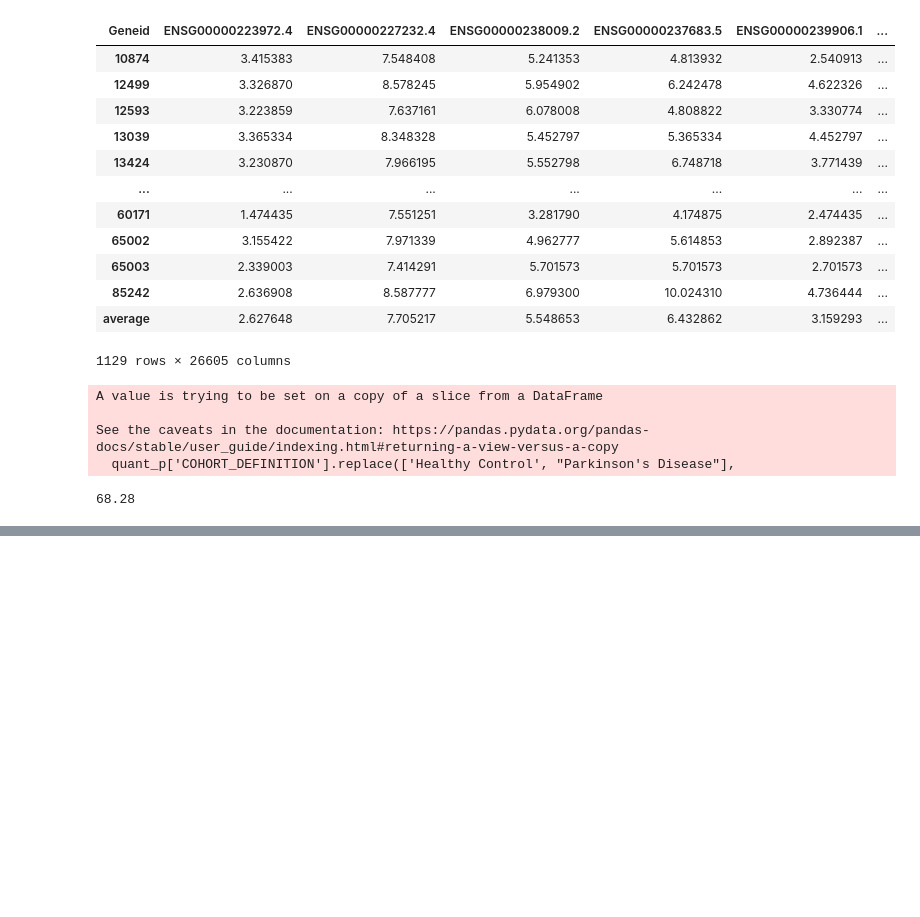
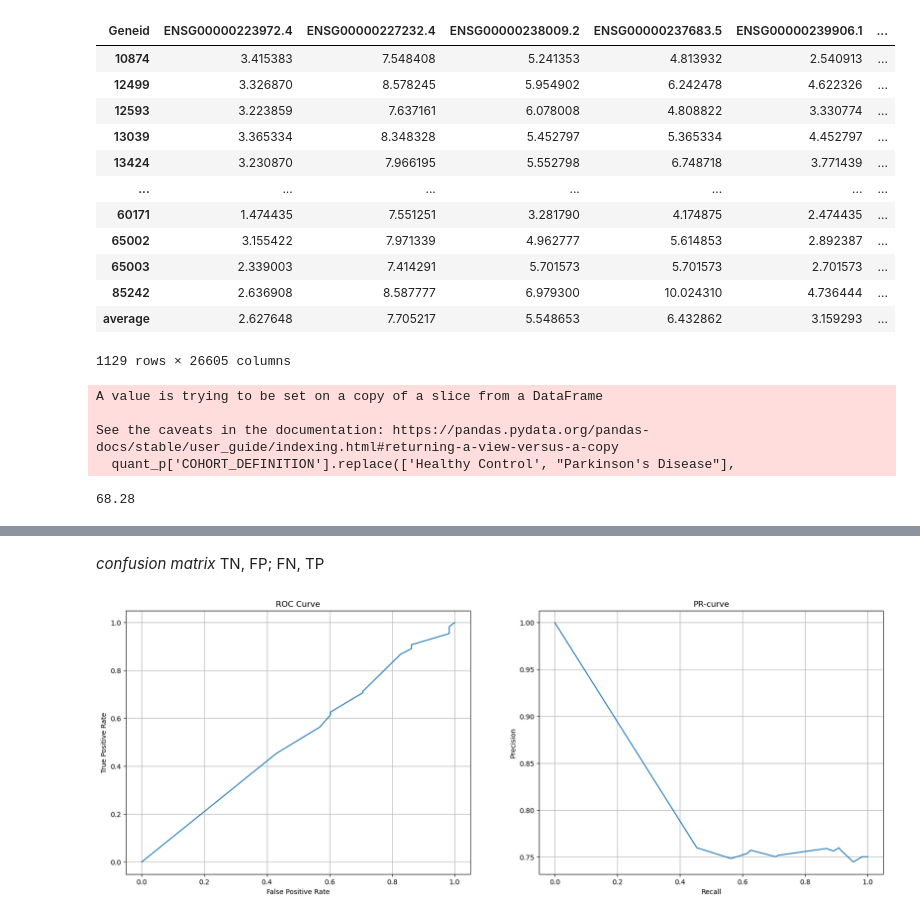
Before and after one commit to zainabnazari/ppmi, a Jupyter notebook: xgboost/counts_validations_4.ipynb, the cells around one changed output, grey strips where cells are left out. Drawn from its saved outputs; the diff is of its cells as text; code cells hidden in the pictures; blank space fills up the shorter version.

Commit message:
validation plots and more

```diff
--- a/xgboost/counts_validations_4.ipynb
+++ b/xgboost/counts_validations_4.ipynb
@@ -209,0 +210,22 @@ Confusion Matrix
+# %% [markdown]
+*confusion matrix* TN, FP; FN, TP
+# %%
+roc = roc_curve(y_testq,bst_q.predict_proba(X_testq)[:,1])
+pr  = precision_recall_curve(y_testq,bst_q.predict_proba(X_testq)[:,1])
+
+f = plt.figure(figsize=(20,7))
+ax = f.add_subplot(121)
+ax.plot(roc[0],roc[1])
+ax.set_ylabel('True Positive Rate')
+ax.set_xlabel('False Positive Rate')
+ax.set_title('ROC Curve')
+ax.grid(which='both')
+ax = f.add_subplot(122)
+ax.plot(pr[1],pr[0])
+ax.set_ylabel('Precision')
+ax.set_xlabel('Recall')
+ax.set_title('PR-curve')
+ax.grid(which='both')
+plt.show()
+# %% [output]
+[figure, added]
```
Also changed, not shown: parts of 5 cells of this notebook.
